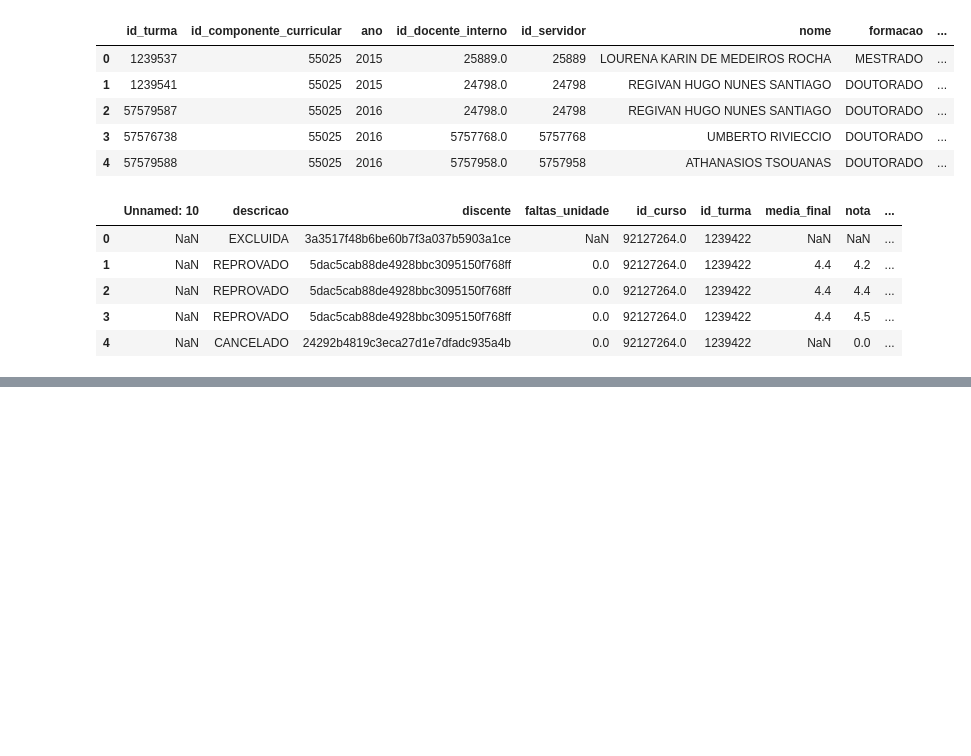
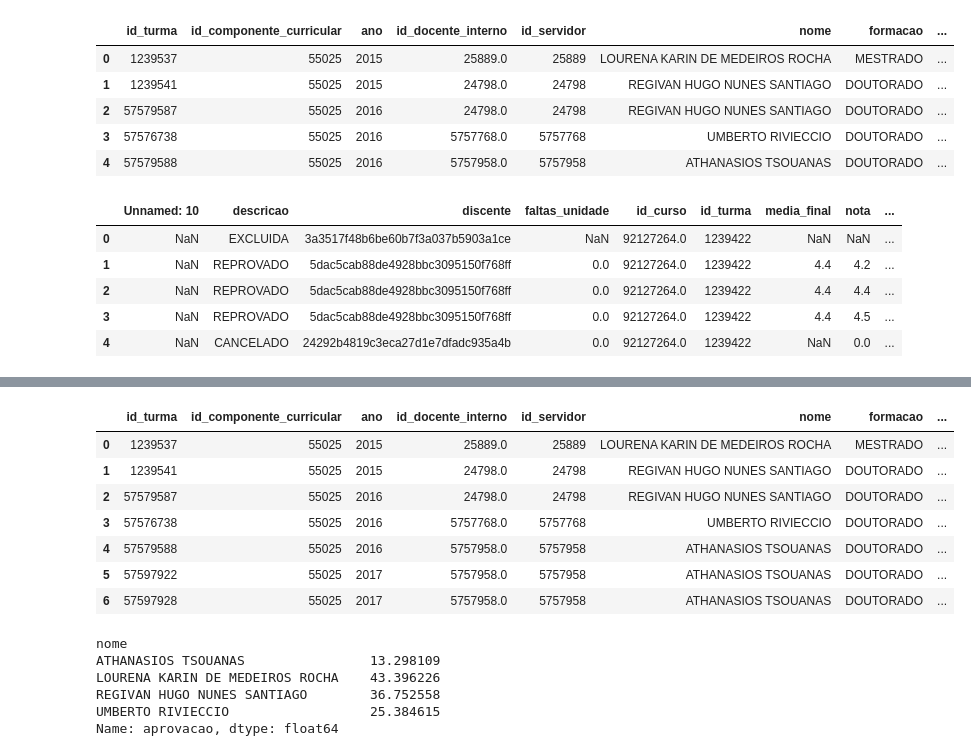
Before and after one commit to itepifanio/analiseDadosUfrn, a Jupyter notebook: Taxa de aprovação dos professores do IMD.ipynb, the cells around one changed output, grey strips where cells are left out. Saved outputs shown, nothing was run; the diff lists cells and outputs as text; code cells hidden in the pictures; blank space fills up the shorter version.

```diff
--- a/Taxa de aprovação dos professores do IMD.ipynb
+++ b/Taxa de aprovação dos professores do IMD.ipynb
@@ -400,16 +400,18 @@ docentes_imd = df_docentes[['id_servidor', 'nome', 'formacao']]
 turmas_fmc_ii = pd.merge(turmas_filtradas, docentes_imd, left_on='id_docente_interno', right_on='id_servidor', how='inner')
 
 turmas_fmc_ii['aprovacao'] = 'NaN'
-turmas_fmc_ii['total_alunos'] = 'NaN'
 
 for index, row in teste.iterrows():
-    turmas_fmc_ii.loc[index, 'aprovacao'] = matriculas_imd[np.logical_and(
-        matriculas_imd['id_turma'] == row['id_turma'],
-        matriculas_imd['descricao'].isin(['APROVADO', 'APROVADO POR NOTA'])
-    )]['discente'].count() * 100)
-    matriculas_imd[
-            matriculas_imd['id_turma'] == row['id_turma']
-    ]['discente'].count()
+    filtro = matriculas_imd[
+        matriculas_imd['id_turma'] == row['id_turma']
+    ]
 
+    turmas_fmc_ii.loc[index, 'aprovacao'] = (filtro[
+        filtro['descricao'].isin(['APROVADO', 'APROVADO POR NOTA'])
+    ]['discente'].count() * 100 /
+        filtro['discente'].count()
+    )
+
+# turmas_fmc_ii.groupby('nome').head()
 turmas_fmc_ii
 # %% [output]
@@ -416,0 +418,18 @@ SyntaxError: invalid syntax (<ipython-input-48-b8659daef67e>, line 15)
+|  | id_turma | id_componente_curricular | ano | id_docente_interno | id_servidor | nome | formacao | ... |
+| 0 | 1239537 | 55025 | 2015 | 25889.0 | 25889 | LOURENA KARIN DE MEDEIROS ROCHA | MESTRADO | ... |
+| 1 | 1239541 | 55025 | 2015 | 24798.0 | 24798 | REGIVAN HUGO NUNES SANTIAGO | DOUTORADO | ... |
+| 2 | 57579587 | 55025 | 2016 | 24798.0 | 24798 | REGIVAN HUGO NUNES SANTIAGO | DOUTORADO | ... |
+| 3 | 57576738 | 55025 | 2016 | 5757768.0 | 5757768 | UMBERTO RIVIECCIO | DOUTORADO | ... |
+| 4 | 57579588 | 55025 | 2016 | 5757958.0 | 5757958 | ATHANASIOS TSOUANAS | DOUTORADO | ... |
+| 5 | 57597922 | 55025 | 2017 | 5757958.0 | 5757958 | ATHANASIOS TSOUANAS | DOUTORADO | ... |
+| 6 | 57597928 | 55025 | 2017 | 5757958.0 | 5757958 | ATHANASIOS TSOUANAS | DOUTORADO | ... |
+# %%
+turmas_fmc_ii['aprovacao'] = turmas_fmc_ii['aprovacao'].astype(float)
+turmas_fmc_ii.groupby('nome')['aprovacao'].mean()
+# %% [output]
+nome
+ATHANASIOS TSOUANAS                13.298109
+LOURENA KARIN DE MEDEIROS ROCHA    43.396226
+REGIVAN HUGO NUNES SANTIAGO        36.752558
+UMBERTO RIVIECCIO                  25.384615
+Name: aprovacao, dtype: float64
```
Also changed, not shown: parts of 1 cell of this notebook.
